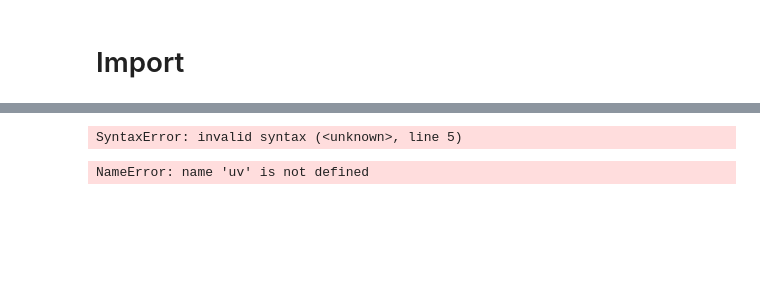
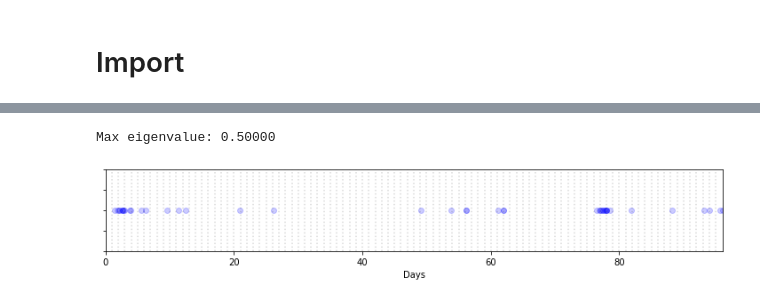
Before and after one commit to ghego98/sistemi-complessi, a Jupyter notebook: 1prove.ipynb, the cells around one changed output, grey strips where cells are left out. Saved outputs shown, nothing was run; the diff lists cells and outputs as text; code cells hidden in the pictures; blank space fills up the shorter version.

```diff
--- a/1prove.ipynb
+++ b/1prove.ipynb
@@ -97,11 +2,0 @@ ModuleNotFoundError: No module named 'hawkeslib'
-# %%
-uv = UVHP()
-uv.fit(t)
-print uv.get_params()
-# %% [output]
-SyntaxError: invalid syntax (<unknown>, line 5)
-# %%
-nr_shocks_sample = [len(uv.sample(24)) for x in range(100000)]
-_ = plt.hist(nr_shocks_sample, bins=20)
-# %% [output]
-NameError: name 'uv' is not defined
@@ -116,0 +14,10 @@ print pm.stats.quantiles(trace["theta"], [2.5, 97.5])
+# %%
+from MHP import MHP
+P = MHP()
+df= P.generate_seq(100)
+# %% [output]
+Max eigenvalue: 0.50000
+# %%
+P.plot_events()
+# %% [output]
+[figure, added]
```
Also changed, not shown: parts of 13 cells of this notebook, 1 other file.
